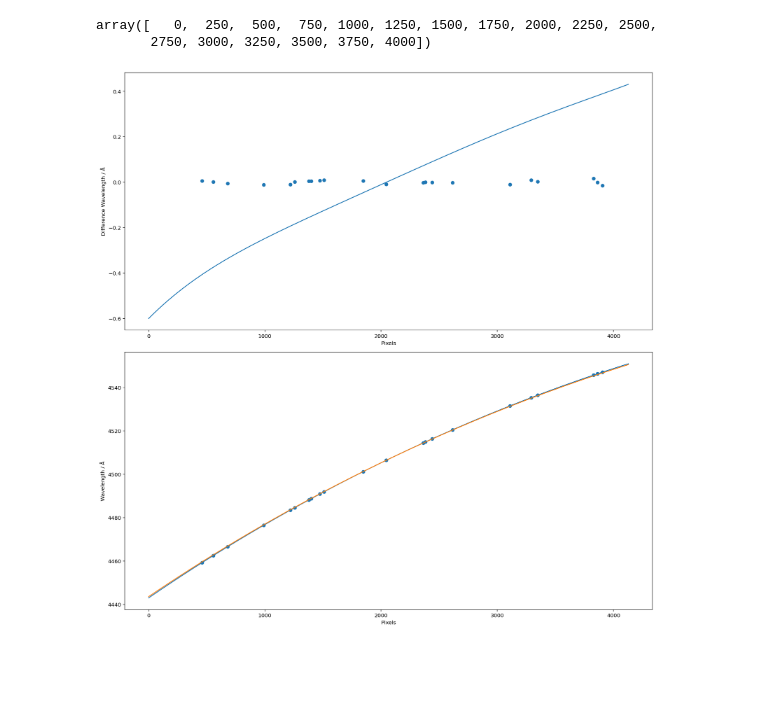
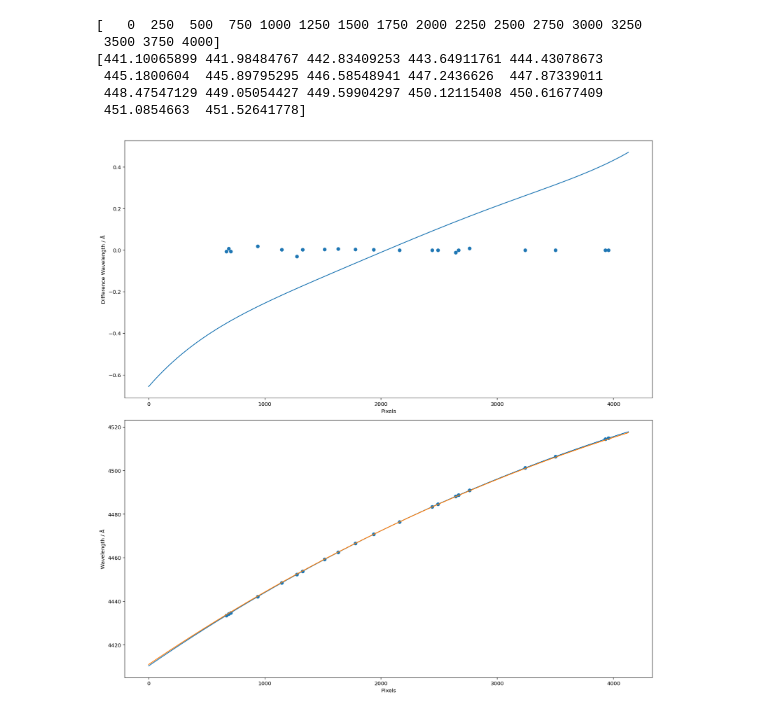
Before and after one commit to svenbuder/velocereduction, a Jupyter notebook: VeloceReduction/veloce_reference_data/thxe_pixels_and_positions/test_pixel_wavelength_mapping.ipynb, the cells around one changed output. Saved outputs shown, nothing was run; the diff lists cells and outputs as text; code cells hidden in the pictures; blank space fills up the shorter version.

Commit message:
ccd 2 order 137

```diff
--- a/VeloceReduction/veloce_reference_data/thxe_pixels_and_positions/test_pixel_wavelength_mapping.ipynb
+++ b/VeloceReduction/veloce_reference_data/thxe_pixels_and_positions/test_pixel_wavelength_mapping.ipynb
@@ -99,12 +101,13 @@ def plot_new_vs_tinney(order_name, reference_pixel_tinney = 2450, shift_tinney =
     plt.tight_layout()
     plt.show()
     plt.close
-# %%
-np.arange(0,4128,250)
-# %% [output]
-array([   0,  250,  500,  750, 1000, 1250, 1500, 1750, 2000, 2250, 2500,
-       2750, 3000, 3250, 3500, 3750, 4000])
 # %%
-plot_new_vs_tinney(order_name = 'ccd_2_order_136', reference_pixel_tinney=2401, shift_tinney=0)
+plot_new_vs_tinney(order_name = 'ccd_2_order_137', reference_pixel_tinney=2401, shift_tinney=0)
 # %% [output]
+[   0  250  500  750 1000 1250 1500 1750 2000 2250 2500 2750 3000 3250
+ 3500 3750 4000]
+[441.10065899 441.98484767 442.83409253 443.64911761 444.43078673
+ 445.1800604  445.89795295 446.58548941 447.2436626  447.87339011
+ 448.47547129 449.05054427 449.59904297 450.12115408 450.61677409
+ 451.0854663  451.52641778]
-[figure, old version]
+[figure, new version]
```
Also changed, not shown: parts of 1 cell of this notebook, 1 other file.
